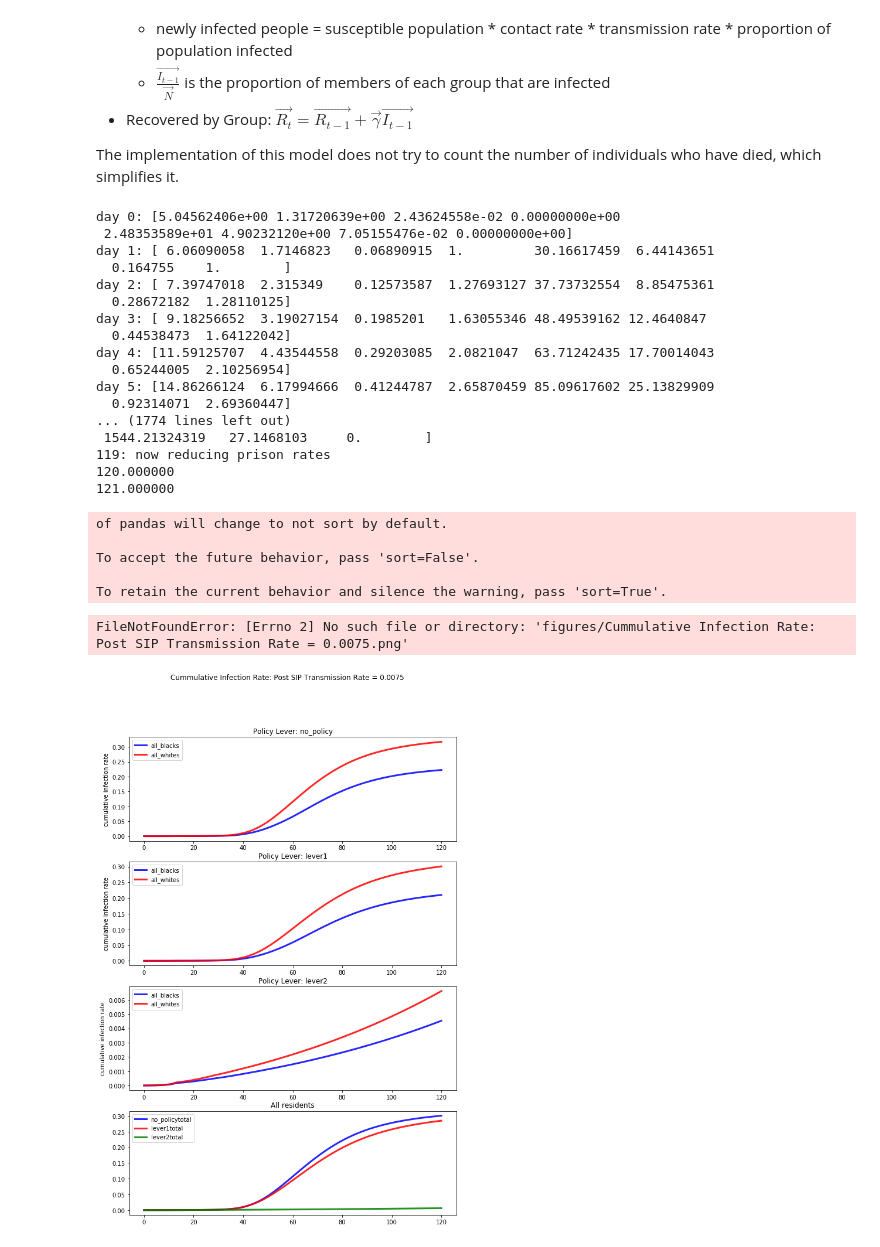
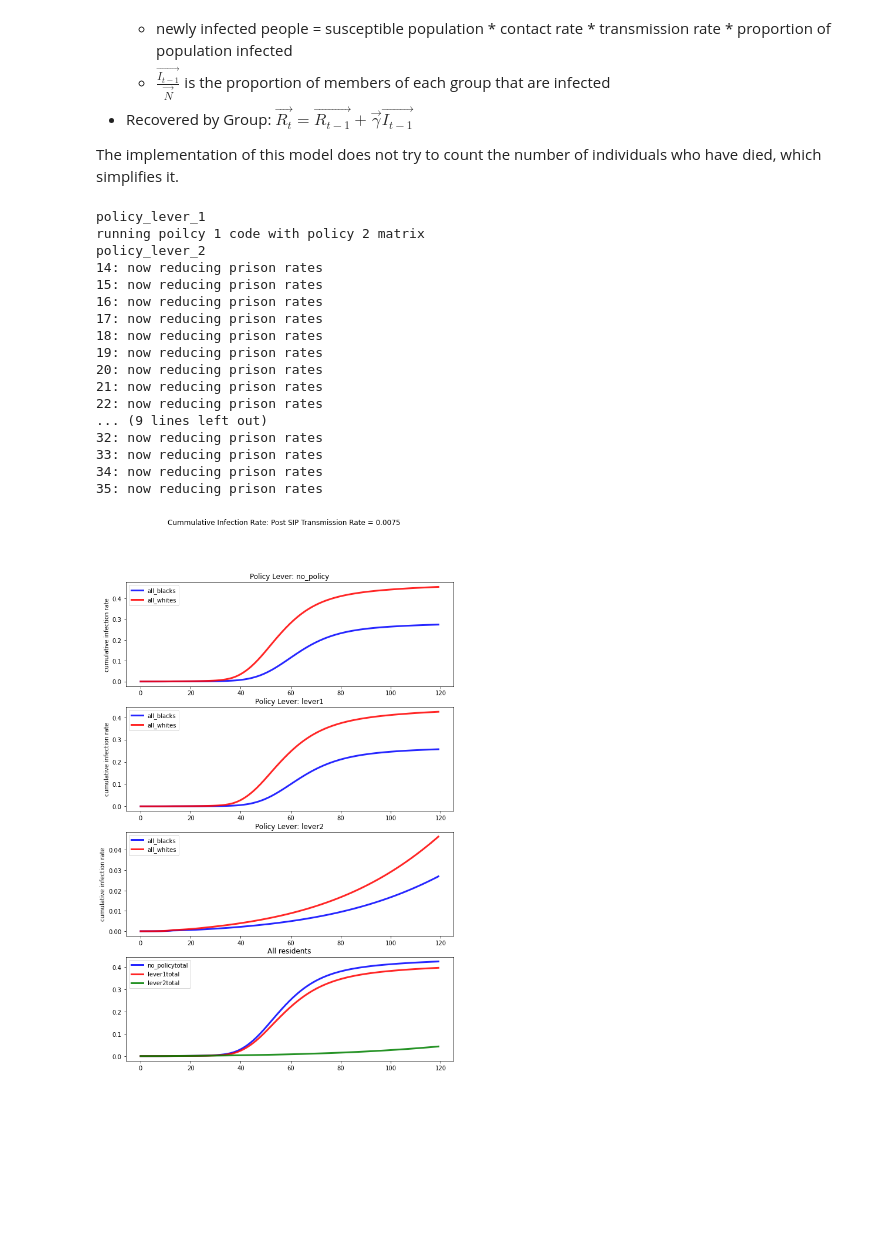
Before and after one commit to mmeyer717/CPE-COVID-disparities, a Jupyter notebook: model/Model.ipynb, the cells around one changed output. Saved outputs shown, nothing was run; the diff lists cells and outputs as text; code cells hidden in the pictures; blank space fills up the shorter version.

```diff
--- a/model/Model.ipynb
+++ b/model/Model.ipynb
@@ -180,7 +193,7 @@ original_dir, lever_1_dir, lever_2_dir = inputs.write_all_matrices(INPUT_BASE_DI
 #inputs.compare_to_spread_sheet()
 # %%
 pd.options.mode.chained_assignment = None
-def make_susceptable_plot(s_maps, group_sizes, suptitle):
+def make_susceptable_plot(s_maps, group_sizes, suptitle, DAY_LIMIT = 120):
     fig, ax  = plt.subplots(4, 1, figsize = (10, 15))
     no_policy = s_maps['no_policy']
     p = group_sizes.loc['no_policy_original']
@@ -196,7 +209,7 @@ def make_susceptable_plot(s_maps, group_sizes, suptitle):
     }
     for i in range(0, 3):
         policy_name = policies[i]
-        policy_df = s_maps[policy_name]
+        policy_df = s_maps[policy_name].iloc[0: DAY_LIMIT]
         df = policy_df[policy_df['model_name'] == 'original']
         p = group_sizes.loc['no_policy_original']
         df['all_blacks'] = df['Black'] + df['Black_Forced_Labour']
@@ -213,6 +226,8 @@ def make_susceptable_plot(s_maps, group_sizes, suptitle):
                    list(colors.values())[i], alpha=0.85, lw=3, label = policy_name+'total')
         ax[3].legend()
         ax[3].set_title('All residents')
+
+
     fig.suptitle(suptitle)
     plt.savefig(f'figures/{suptitle}.png')
 # %%
@@ -254,54 +268,48 @@ def plot_all_groups(s, group_sizes, policies = ['no_policy', 'lever1', 'lever2']
 # %%
 # Initial Input Parameters
 PRISON_PEAK_DATE = 35
 TRANSMISSION_RATE = 0.015
 POST_SIP_TRANMISSION_RATE = TRANSMISSION_RATE/2
 SIP_START_DATE  = 14
 INITIAL_INFECTION_RATE =1
 
 OUTPUT_DIR = 'output/'  #input2/CONTACT_MATRIX_POST_SIP.csv
 CONTACT_MATRIX_PATH = 'CONTACT_MATRIX_POST_SIP.csv'
 PRE_SOCIAL_DISTANCE_CONTACT_MATRIX = "CONTACT_MATRIX_PRE_SIP.csv"
 GROUP_SIZE_PATH = 'GROUP_SIZE.csv'
-DAYS = 120
+DAYS = 200
 prison_infection_rate = 0.35
 starting_params = mp.ModelParams(TRANSMISSION_RATE, SIP_START_DATE, INITIAL_INFECTION_RATE,
                                  PRISON_PEAK_DATE, prison_infection_rate,
                                  post_sip_t=POST_SIP_TRANMISSION_RATE)
 
 summary_stats, infection_maps, s_maps, group_sizes = run_models({inputs.ORIGINAL_FOLDER: original_dir,
                                                                   inputs.LEVER_1_FOLDER : lever_1_dir,
                                                                   inputs.LEVER_2_FOLDER: lever_2_dir},
                                                                   starting_params, DAYS)
 
-#summary_stats.to_csv(os.path.join(OUTPUT_DIR, f'full_summary_stats_{TRANSMISSION_RATE}.csv'))
+summary_stats.to_csv(os.path.join(OUTPUT_DIR, f'full_summary_stats_{TRANSMISSION_RATE}.csv'))
 
 make_susceptable_plot(s_maps, group_sizes, f'Cummulative Infection Rate: Post SIP Transmission Rate = {POST_SIP_TRANMISSION_RATE}')
 # %% [output]
-day 0: [5.04562406e+00 1.31720639e+00 2.43624558e-02 0.00000000e+00
- 2.48353589e+01 4.90232120e+00 7.05155476e-02 0.00000000e+00]
-day 1: [ 6.06090058  1.7146823   0.06890915  1.         30.16617459  6.44143651
-  0.164755    1.        ]
-day 2: [ 7.39747018  2.315349    0.12573587  1.27693127 37.73732554  8.85475361
-  0.28672182  1.28110125]
-day 3: [ 9.18256652  3.19027154  0.1985201   1.63055346 48.49539162 12.4640847
-  0.44538473  1.64122042]
-day 4: [11.59125707  4.43544558  0.29203085  2.0821047  63.71242435 17.70014043
-  0.65244005  2.10256954]
-day 5: [14.86266124  6.17994666  0.41244787  2.65870459 85.09617602 25.13829909
-  0.92314071  2.69360447]
-... (1774 lines left out)
- 1544.21324319   27.1468103     0.        ]
-119: now reducing prison rates
-120.000000
-121.000000
+policy_lever_1
+running poilcy 1 code with policy 2 matrix
+policy_lever_2
+14: now reducing prison rates
+15: now reducing prison rates
+16: now reducing prison rates
+17: now reducing prison rates
+18: now reducing prison rates
+19: now reducing prison rates
+20: now reducing prison rates
+21: now reducing prison rates
+22: now reducing prison rates
+... (9 lines left out)
+32: now reducing prison rates
+33: now reducing prison rates
+34: now reducing prison rates
+35: now reducing prison rates
-of pandas will change to not sort by default.
-
-To accept the future behavior, pass 'sort=False'.
-
-To retain the current behavior and silence the warning, pass 'sort=True'.
-FileNotFoundError: [Errno 2] No such file or directory: 'figures/Cummulative Infection Rate: Post SIP Transmission Rate = 0.0075.png'
-[figure, old version]
+[figure, new version]
 # %%
 plot_all_groups(s_maps, group_sizes)
 # %% [output]
```
Also changed, not shown: parts of 12 cells of this notebook, 8 other files.
